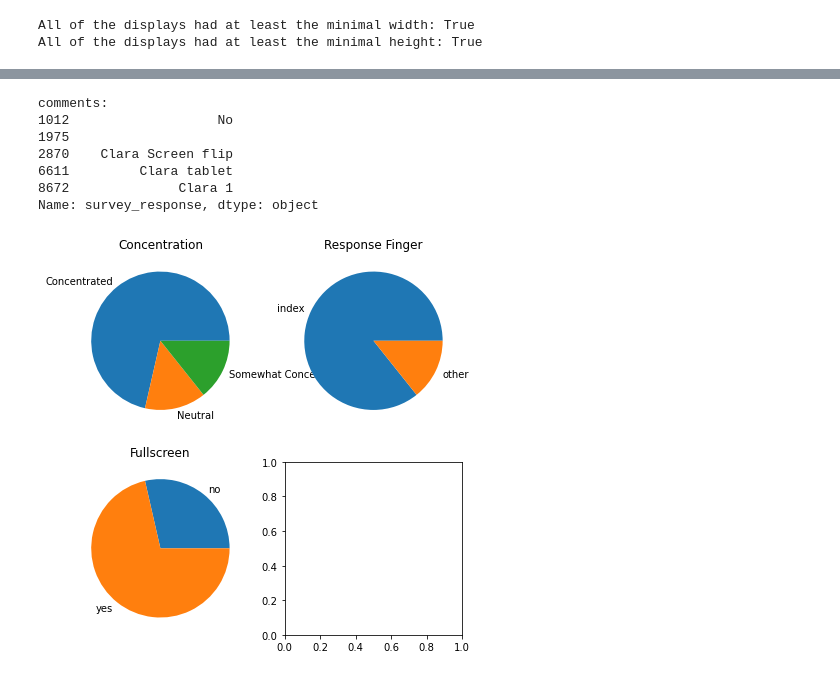
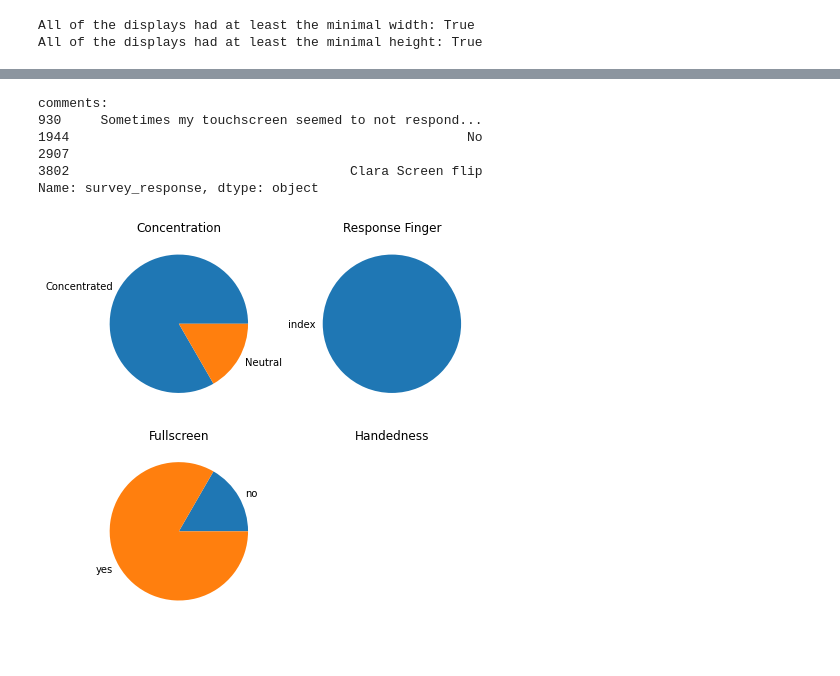
Before and after one commit to ClaraKuper/ManualInhibitionOnline, a Jupyter notebook: analysis/Sanity_Check.ipynb, the cells around one changed output, grey strips where cells are left out. Saved outputs shown, nothing was run; the diff lists cells and outputs as text; code cells hidden in the pictures.

Commit message:
track screen rotation online + preregistration start

```diff
--- a/analysis/Sanity_Check.ipynb
+++ b/analysis/Sanity_Check.ipynb
@@ -57,7 +49,7 @@ data = {}
 # load data from different components:
 
 # the experimental component
-exp_data =  open('../data/jatos_results_09_08.txt')
+exp_data =  open('../data/jatos_results_17_08.txt')
 # unpack the data
 for ses, jf in enumerate(exp_data):
 
@@ -68,7 +60,6 @@ for ses, jf in enumerate(exp_data):
 
     try:
         data = pd.concat([data,df], axis = 0)
-        #print('fail')
     except:
         data = df
 data.reset_index(drop = True, inplace = True)
@@ -217,9 +207,14 @@ s_dataTrial = filter_trials(sdf, {'test_part': 'trial'})
 j_data = filter_trials(jdf, {'lateResponse': False, 'earlyResponse': False})
 s_data = filter_trials(sdf, {'lateResponse': False, 'orderResponse': True})
 
+# get a list of participants
+subjects = np.unique(data.subject)
+
 # and compute the proportion of valid trials
-print('There were {}% invalid trials in the jump task.'.format((len(j_dataTrial) - len(j_data))*100/len(j_dataTrial)))
-print('There were {}% invalid trials in the serial task.'.format((len(s_dataTrial) - len(s_data))*100/len(s_dataTrial)))
+for s in subjects:
+    print('Subject {}:'.format(s))
+    print('repeated {}% of jump trials.'.format((len(j_dataTrial[j_dataTrial.subject == s]) - len(j_data[j_data.subject == s]))*100/len(j_dataTrial[j_dataTrial.subject == s])))
+    print('repeated {}% of serial trials.'.format((len(s_dataTrial[s_dataTrial.subject == s]) - len(s_data[s_data.subject == s]))*100/len(s_dataTrial[s_dataTrial.subject == s])))
 
 
 # potentially, we need to reconstruct the time when the go signal was given.
@@ -341,7 +278,7 @@ what these columns mean:
 # collect meta data
 mdf = pd.DataFrame(columns = ['WidthCSS', 'HeightCSS', 'WidthPix', 'HeightPix',  'CenterX', 'CenterY',
                               'Device', 'Platform',
-                              'scrPixDepth', 'scrColDepth', 'scrOrientation', 'scrResolution'])
+                              'scrPixDepth', 'scrColDepth', 'scrOrientation', 'scrResolution', 'subject'])
 
 # the meta data is saved in different components. In the experimental component,
 # we saved meta information in the "welcome" part
@@ -362,6 +299,7 @@ for row,idx in enumerate(wdf.index):
     mdf.loc[row,'scrColDepth'] = wdf.scrColDepth[idx]
     mdf.loc[row,'scrOrientation'] = wdf.scrOrientation[idx]
     mdf.loc[row,'scrResolution'] = wdf.scrResolution[idx]
+    mdf.loc[row,'subject'] = wdf.subject[idx]
 
 # set min width
 # set min height
@@ -390,17 +386,22 @@ def check_orientation(data):
     # get the subject
     sub = np.unique(data.subject)[0]
     # get the component
-    comp =np.unique(data.component)[0]
+    comp = np.unique(data.component)[0]
 
     # check if there was more than one orientation detected
     if ori_length > 1:
 
         print('subject {} turned their phone in component {}'.format(sub, comp))
+        return True
 
     # check if there was less than one entry for orientation
     elif len(np.unique(data.scrOrientation.dropna())) < 1:
+        print('no screen orientation available for subject {}, component {}'.format(sub, comp))
+        return True
 
-        print('no screen orientation available for subject {}, component {}'.format(sub, comp))
+    else:
+        return False
+
 
 def check_central_position(jump_data):
 
@@ -520,37 +531,41 @@ def get_pie_parts(data_series):
         # append how often this answer was given
         parts.append(sum(data_series == name))
     # divide by the number of total
     parts = np.array(parts)/full_length
 
     return parts, names
 
 # set up the figure
 fig, axs = plt.subplots(2,2, figsize = (7,7))
 
 # Question 1: "Indicate your concentration"
 axs[0,0].set_title('Concentration')
 parts_concentration, names_concentration = get_pie_parts(survey_df[survey_df.test_part == 'outro_concentration'].survey_response)
 axs[0,0].pie(parts_concentration, labels = names_concentration);
 
-# Question 2: "Which finger did you use"
+# Question 2: "Which finger did you use?"
 axs[0,1].set_title('Response Finger')
 parts_finger, names_finger = get_pie_parts(survey_df[survey_df.test_part == 'outro_finger'].survey_response)
 axs[0,1].pie(parts_finger, labels = names_finger);
 
 # Question 3: "Did the screen switch to fullscreen?"
 axs[1,0].set_title('Fullscreen')
 parts_screen, names_screen = get_pie_parts(survey_df[survey_df.test_part == 'outro_screen'].survey_response)
 axs[1,0].pie(parts_screen, labels = names_screen);
 
+# Question 4: "Which hand did you use?"
+axs[1,1].set_title('Handedness')
+parts_screen, names_screen = get_pie_parts(survey_df[survey_df.test_part == 'outro_hand'].survey_response)
+axs[1,1].pie(parts_screen, labels = names_screen);
+
 # Print all the comments that were given
 print('comments: ')
 print(survey_df[survey_df.test_part == 'outro_comments'].survey_response.dropna())
 # %% [output]
 comments:
-1012                   No
-1975
-2870    Clara Screen flip
-6611         Clara tablet
-8672              Clara 1
+930     Sometimes my touchscreen seemed to not respond...
+1944                                                   No
+2907
+3802                                    Clara Screen flip
 Name: survey_response, dtype: object
-[figure, old version]
+[figure, new version]
```
Also changed, not shown: parts of 23 cells of this notebook, 19 other files.
